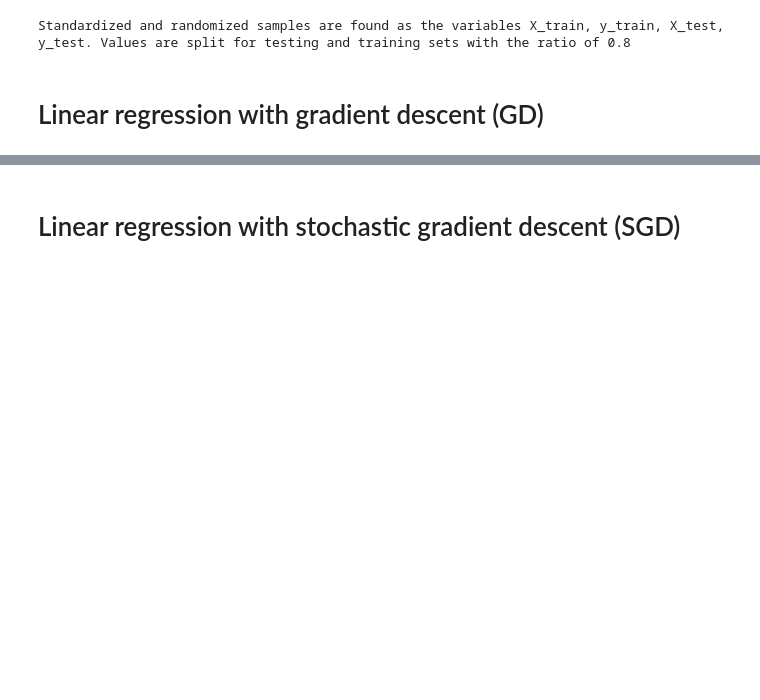
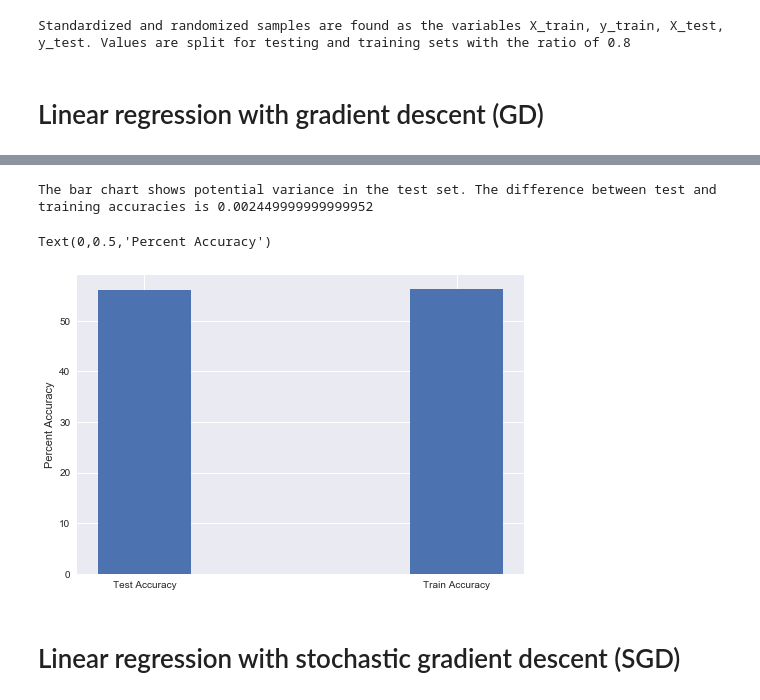
Before and after one commit to hhschede/machine_learning, a Jupyter notebook: project_1/main.ipynb, the cells around one changed output, grey strips where cells are left out. Cells and saved outputs as stored; diff of their text form; code cells hidden in the pictures; blank space fills up the shorter version.

```diff
--- a/project_1/main.ipynb
+++ b/project_1/main.ipynb
@@ -124,4 +125,9 @@ The mean of the 4 cross validation test sets is 20.292589039083627 with variance
 # %%
 # Performing a test for prediction accuracy
 
-w = least_squares_GD(y_train, X_train, initial_w, gamma = 0.00001, k=0, max_iters = 250)
+w = least_squares_GD(y_train, X_train_standardized, initial_w, gamma = 0.00001, k=0, max_iters = 2000)
+test_pred_lab = predict_labels(w, X_test_standardized)
+train_pred_lab = predict_labels(w, X_train_standardized)
+test_accuracy = pred_accuracy(test_pred_lab, y_test)
+train_accuracy = pred_accuracy(train_pred_lab, y_train)
+print(test_accuracy, train_accuracy)
@@ -128,3 +142,17 @@ w = least_squares_GD(y_train, X_train, initial_w, gamma = 0.00001, k=0, max_iter
+# %%
+# Plot bar chart
+
+print('The bar chart shows potential variance in the test set. \
+The difference between test and training accuracies is {}'.format(train_accuracy - test_accuracy))
+names = ['Test Accuracy', 'Train Accuracy']
+values = [test_accuracy * 100, train_accuracy * 100]
+plt.style.use('seaborn')
+plt.bar(names, values, width = 0.3, yerr = [test_loss_var, 0])
+plt.ylabel('Percent Accuracy')
+# %% [output]
+The bar chart shows potential variance in the test set. The difference between test and training accuracies is 0.002449999999999952
+Text(0,0.5,'Percent Accuracy')
+[figure, added]
 # %% [markdown]
 Linear regression with stochastic gradient descent (SGD)
 ===
```
Also changed, not shown: parts of 6 cells of this notebook, 1 other file.
